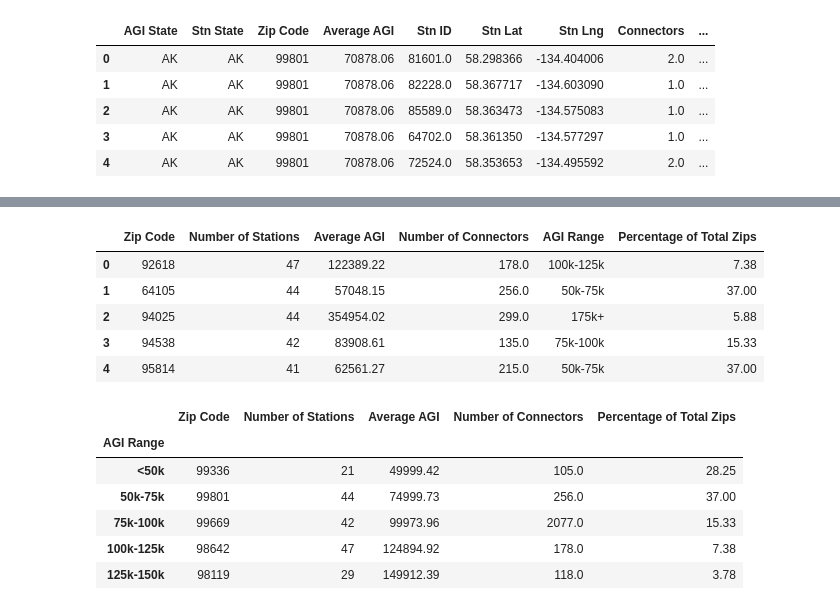
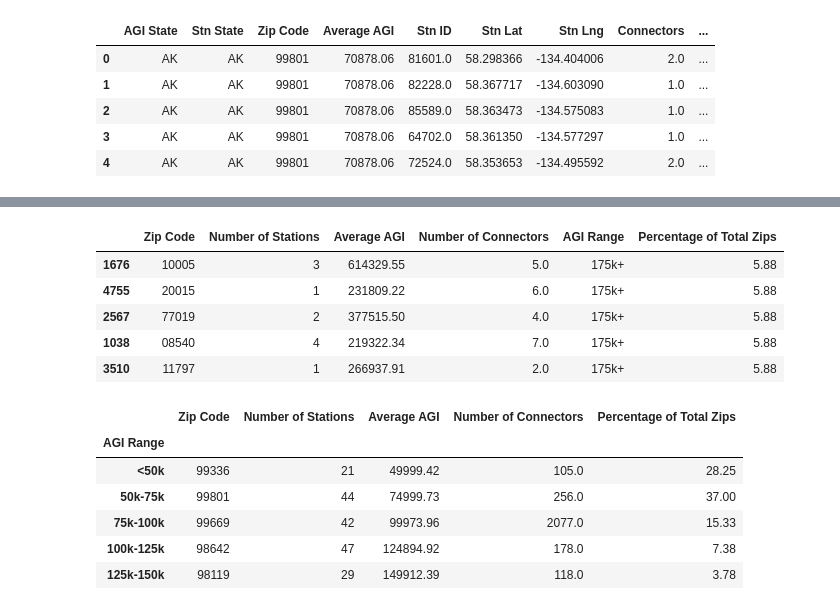
Before and after one commit to VanessaVanG/GW_Project1, a Jupyter notebook: data_exploration_cleanup.ipynb, the cells around one changed output, grey strips where cells are left out. Drawn from its saved outputs; the diff is of its cells as text; code cells hidden in the pictures.

```diff
--- a/data_exploration_cleanup.ipynb
+++ b/data_exploration_cleanup.ipynb
@@ -390,39 +390,39 @@ for index, row in stn_agi_bin_df.iterrows():
 
     elif row["AGI Range"] == "50k-75k":
 
         stn_agi_bin_df.set_value(index, "Percentage of Total Zips", 37.00)
 
     elif row["AGI Range"] == "75k-100k":
 
         stn_agi_bin_df.set_value(index, "Percentage of Total Zips", 15.33)
 
     elif row["AGI Range"] == "100k-125k":
 
         stn_agi_bin_df.set_value(index, "Percentage of Total Zips", 7.38)
 
     elif row["AGI Range"] == "125k-150k":
 
         stn_agi_bin_df.set_value(index, "Percentage of Total Zips", 3.78)
 
     elif row["AGI Range"] == "150k-175k":
 
         stn_agi_bin_df.set_value(index, "Percentage of Total Zips", 1.78)
 
     elif row["AGI Range"] == "175k+":
 
         stn_agi_bin_df.set_value(index, "Percentage of Total Zips", 5.88)
 
 #export to csv for plotting
-stn_agi_bin_df = stn_agi_bin_df.sort_values(by="AGI Range", acending=False)
+stn_agi_bin_df = stn_agi_bin_df.sort_values(by="AGI Range", ascending=False)
 stn_agi_bin_df.to_csv('Output/stn_agi_bin_df.csv')
 stn_agi_bin_df.head()
 # %% [output]
 |  | Zip Code | Number of Stations | Average AGI | Number of Connectors | AGI Range | Percentage of Total Zips |
-| 0 | 92618 | 47 | 122389.22 | 178.0 | 100k-125k | 7.38 |
-| 1 | 64105 | 44 | 57048.15 | 256.0 | 50k-75k | 37.00 |
-| 2 | 94025 | 44 | 354954.02 | 299.0 | 175k+ | 5.88 |
-| 3 | 94538 | 42 | 83908.61 | 135.0 | 75k-100k | 15.33 |
-| 4 | 95814 | 41 | 62561.27 | 215.0 | 50k-75k | 37.00 |
+| 1676 | 10005 | 3 | 614329.55 | 5.0 | 175k+ | 5.88 |
+| 4755 | 20015 | 1 | 231809.22 | 6.0 | 175k+ | 5.88 |
+| 2567 | 77019 | 2 | 377515.50 | 4.0 | 175k+ | 5.88 |
+| 1038 | 08540 | 4 | 219322.34 | 7.0 | 175k+ | 5.88 |
+| 3510 | 11797 | 1 | 266937.91 | 2.0 | 175k+ | 5.88 |
 # %%
 #create dataframe on binned AGI values
 stn_agi_bin_grp = stn_agi_bin_df.groupby('AGI Range')
```
Also changed, not shown: parts of 2 cells of this notebook.
